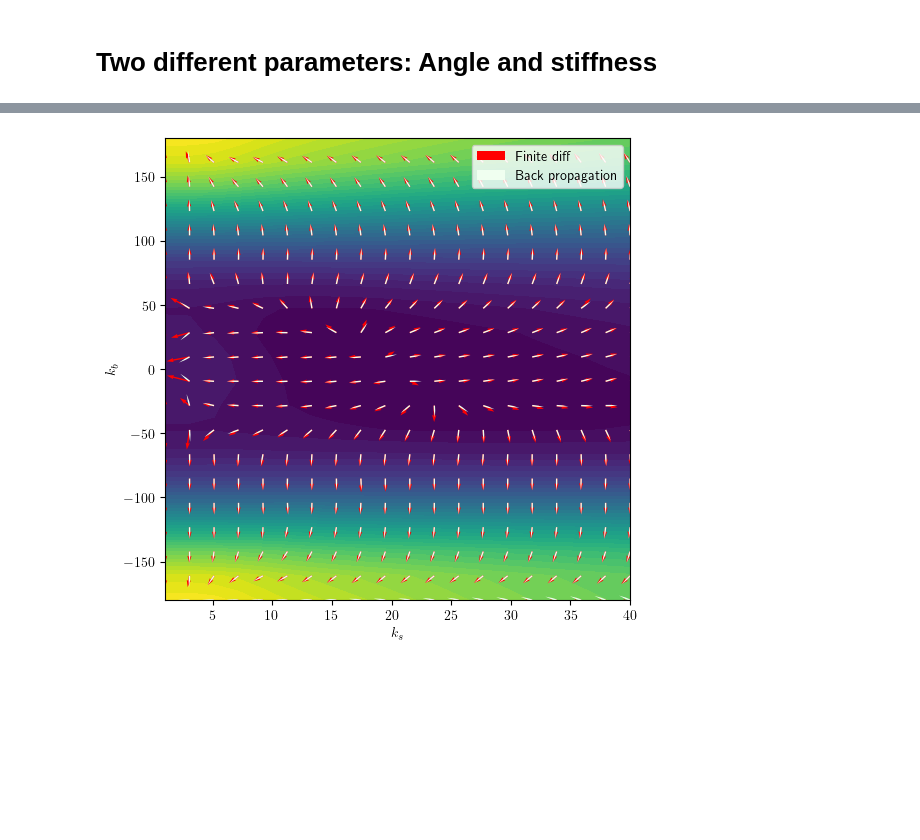
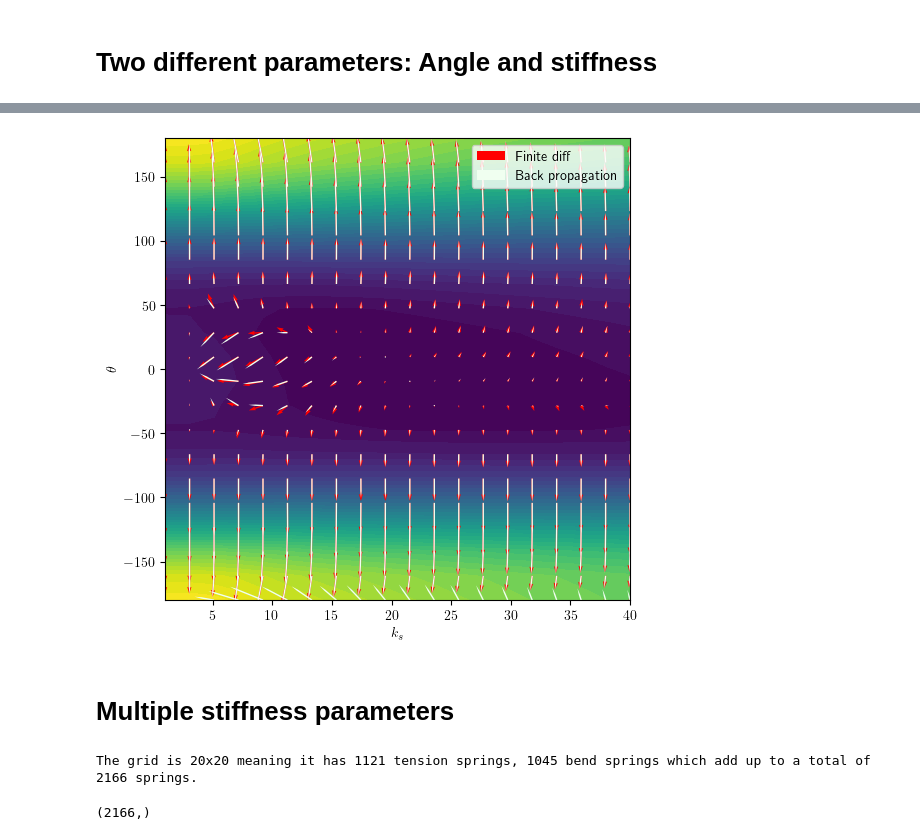
Before and after one commit to MagiRomanya/DiffSimulator, a Jupyter notebook: differentiable/Diff.ipynb, the cells around one changed output, grey strips where cells are left out. Saved outputs shown, nothing was run; the diff lists cells and outputs as text; code cells hidden in the pictures; blank space fills up the shorter version.

```diff
--- a/differentiable/Diff.ipynb
+++ b/differentiable/Diff.ipynb
@@ -112,7 +111,7 @@ nDoF = sim.getDoF()
 mass = sim.getMassMatrix()
 h = sim.getTimeStep()
 
-angle_values = np.linspace(0, 360, 100)
+angle_values = np.linspace(0, 360, 300)
 g_values = []
 dgdp_values = []
 for angle in tqdm(angle_values):
@@ -131,4 +128,5 @@ Warning: conjugate gradient did not converge        (300 iterations)
 # %%
+plt.rcParams["figure.figsize"] = (10,5)
 plt.close()
 plt.plot(angle_values, g_values, "-", label="Loss Function")
 plt.plot(angle_values, dgdp_finite, ".", label="Finite $\\frac{\mathrm{d}g}{\mathrm{d}\\theta}$")
@@ -136,8 +134,10 @@ plt.plot(angle_values, dgdp_values, "x", label="Backpropagation $\\frac{\mathrm{
 
 plt.legend()
 plt.xlabel("$\\theta$ (degrees)")
-# plt.ylim(-90,-20)
+plt.ylim(-90,90)
+plt.xlim(-20,380)
 plt.grid()
+plt.xticks(np.linspace(0,360,9))
 plt.show()
 plt.savefig("figures/test.pdf")
 print("Finished succesfully")
@@ -163,9 +163,9 @@ h = sim.getTimeStep()
 DIFF_FRAMES = 100
 
 # Define the region studied
-n_points = 12
-k_values = np.linspace(16, 24, n_points)
-k_bend_values = np.linspace(0, 1, n_points)
+n_points = 20
+k_values = np.linspace(19, 21, n_points)
+k_bend_values = np.linspace(0, 0.3, n_points)
 X, Y = np.meshgrid(k_values, k_bend_values, indexing='ij')
 g_values = np.zeros(X.shape)
 dgdk_values = np.zeros(X.shape)
@@ -377,34 +360,39 @@ plt.savefig("figures/test.pdf")
 # %%
-# Plotting normalized vectors
 plt.close()
 
 scale = (k_values[-1] - k_values[0]) / (angle_values[-1] - angle_values[0])
 
-magnitudes = np.sqrt((dgdk_values)**2 + (dgdangle_values)**2)
-dgdk_values_n = dgdk_values/magnitudes
-dgdangle_values_n =dgdangle_values/magnitudes
-dgdk_values_finite_n = dgdk_values_finite/magnitudes
-dgdangle_values_finite_n =dgdangle_values_finite/magnitudes
-arrow_len=1
+norm = np.sqrt((dgdk_values)**2 + (dgdangle_values)**2)
+scaled_norm = np.sqrt((dgdk_values*scale)**2 + (dgdangle_values)**2)
+factor = norm / scaled_norm
+
+dgdk_values_n = dgdk_values*scale*factor
+dgdangle_values_n =dgdangle_values*factor
+dgdk_values_finite_n = dgdk_values_finite*scale*factor
+dgdangle_values_finite_n =dgdangle_values_finite*factor
+
+arrow_len=
 plt.contourf(X, Y, g_values, levels=50)
 plt.quiver(X, Y, dgdk_values_finite_n, dgdangle_values_finite_n/scale,
            label="Finite diff",
            angles='xy',
            scale_units="xy",
            color="red",
            scale=arrow_len)
 plt.quiver(X, Y, dgdk_values_n, dgdangle_values_n/scale,
            label="Back propagation",
            angles='xy',
            scale_units="xy",
            color="honeydew",
            headwidth=1,
            scale=arrow_len)
 
 plt.legend()
 plt.xlabel("$k_s$")
-plt.ylabel("$k_b$")
+plt.ylabel("$\\theta$")
 plt.show()
 plt.savefig("figures/test.pdf")
 # %% [output]
-[figure, old version]
+[figure, new version]
+# %% [markdown]
+# Multiple stiffness parameters
@@ -410,0 +408,19 @@ plt.savefig("figures/test.pdf")
+# %%
+# Compute the number of springs for a NxM grid
+k = 20
+k_bend = 0.1
+graphics=False
+sim = Simulation(k, k_bend, 0, graphics)
+DIFF_FRAMES = 100
+
+def compute_tension_springs(N, M):
+    return (M-1)*(N-1) + N*(M-1) + M*(N-1)
+def compute_bending_springs(N, M):
+    return (M-1)*(N-1) + (N-2)*(M-1) + (M-2)*(N-1)
+
+N, M = sim.getGridDimensions()
+n_tension = compute_tension_springs(N,M)
+n_bending = compute_bending_springs(N,M)
+print(f"The grid is {N}x{M} meaning it has {n_tension} tension springs, {n_bending} bend springs which add up to a total of {n_bending + n_tension} springs.")
+# %% [output]
+The grid is 20x20 meaning it has 1121 tension springs, 1045 bend springs which add up to a total of 2166 springs.
@@ -410,0 +468,12 @@ plt.savefig("figures/test.pdf")
+# %%
+k = 40.0
+k_bend = 1.0
+DIFF_FRAMES = 100
+
+tension_stiffness = np.array([k]*n_tension)
+bending_stiffness = np.array([k_bend]*n_bending)
+bp = simulate(tension_stiffness, bending_stiffness, DIFF_FRAMES)
+dgdp = bp.get_dgdp()[:-1] # the last parameter is garbage
+dgdp.shape
+# %% [output]
+(2166,)
```
Also changed, not shown: parts of 17 cells of this notebook, 3 other files.
